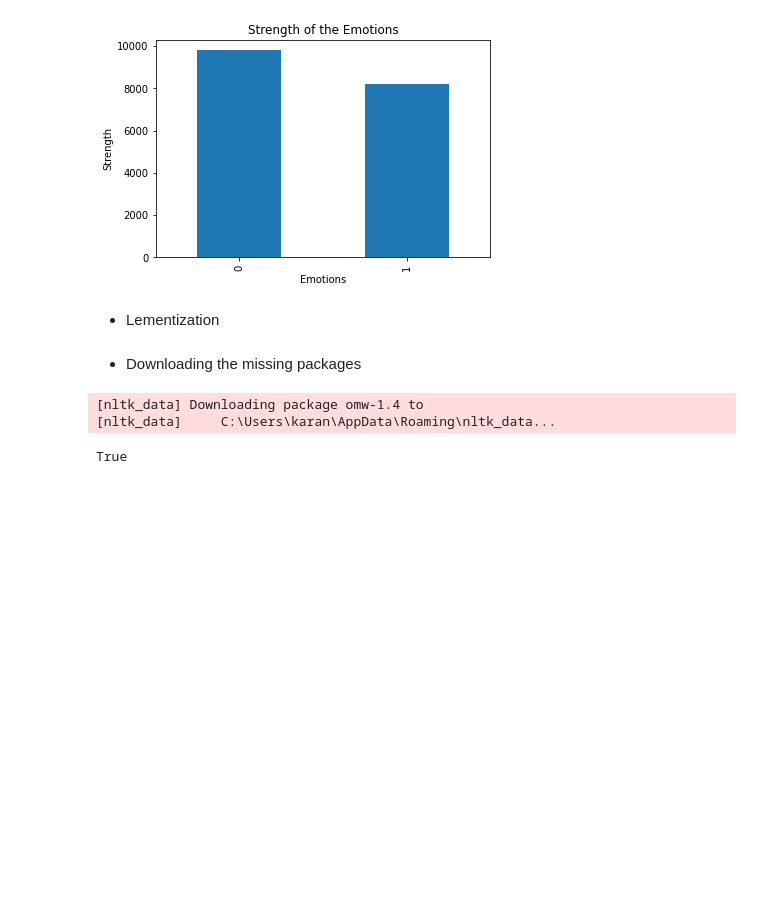
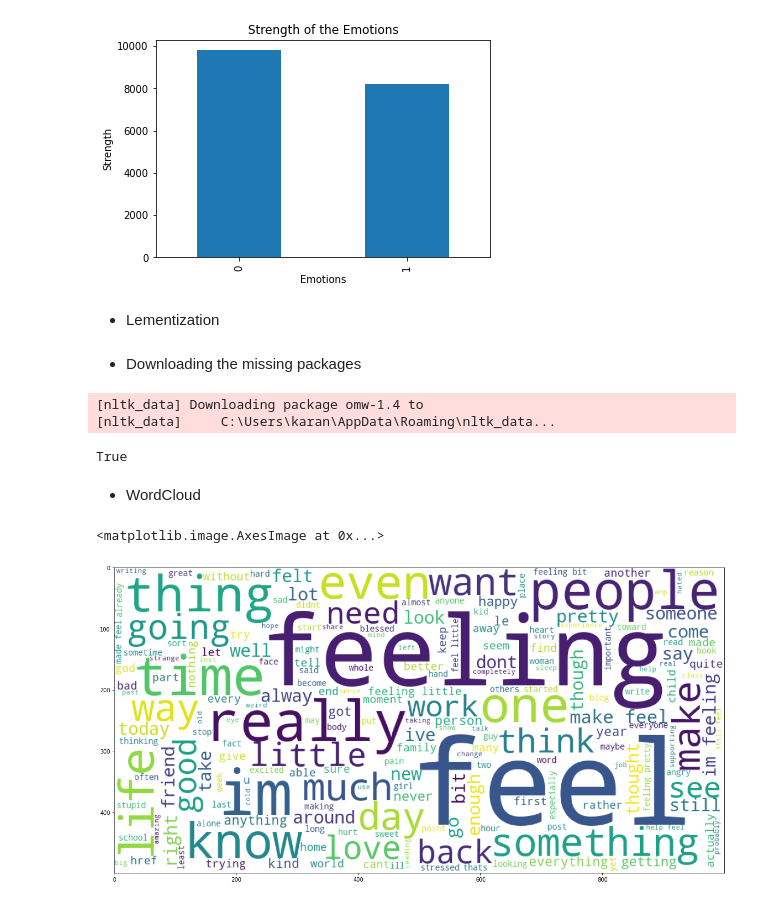
Before and after one commit to Naveen-Karanamu/Sentimental-Analysis-NLP, a Jupyter notebook: main.ipynb, the cells around one changed output. Drawn from its saved outputs; the diff is of its cells as text; code cells hidden in the pictures; blank space fills up the shorter version.

```diff
--- a/main.ipynb
+++ b/main.ipynb
@@ -182,3 +182,17 @@ nltk.download('omw-1.4')
 True
 # %%
 var=transformation(df.text)
+# %% [markdown]
+* WordCloud
+# %%
+plt.figure(figsize=(20,12))
+word=''
+for i in var:
+    for j in i:
+        word+=" ".join(j)
+
+wc = WordCloud(width=1000, height= 500, background_color='white', min_font_size=10).generate(word)
+plt.imshow(wc)
+# %% [output]
+<matplotlib.image.AxesImage at 0x...>
+[figure, added]
```
Also changed, not shown: parts of 1 cell of this notebook.
